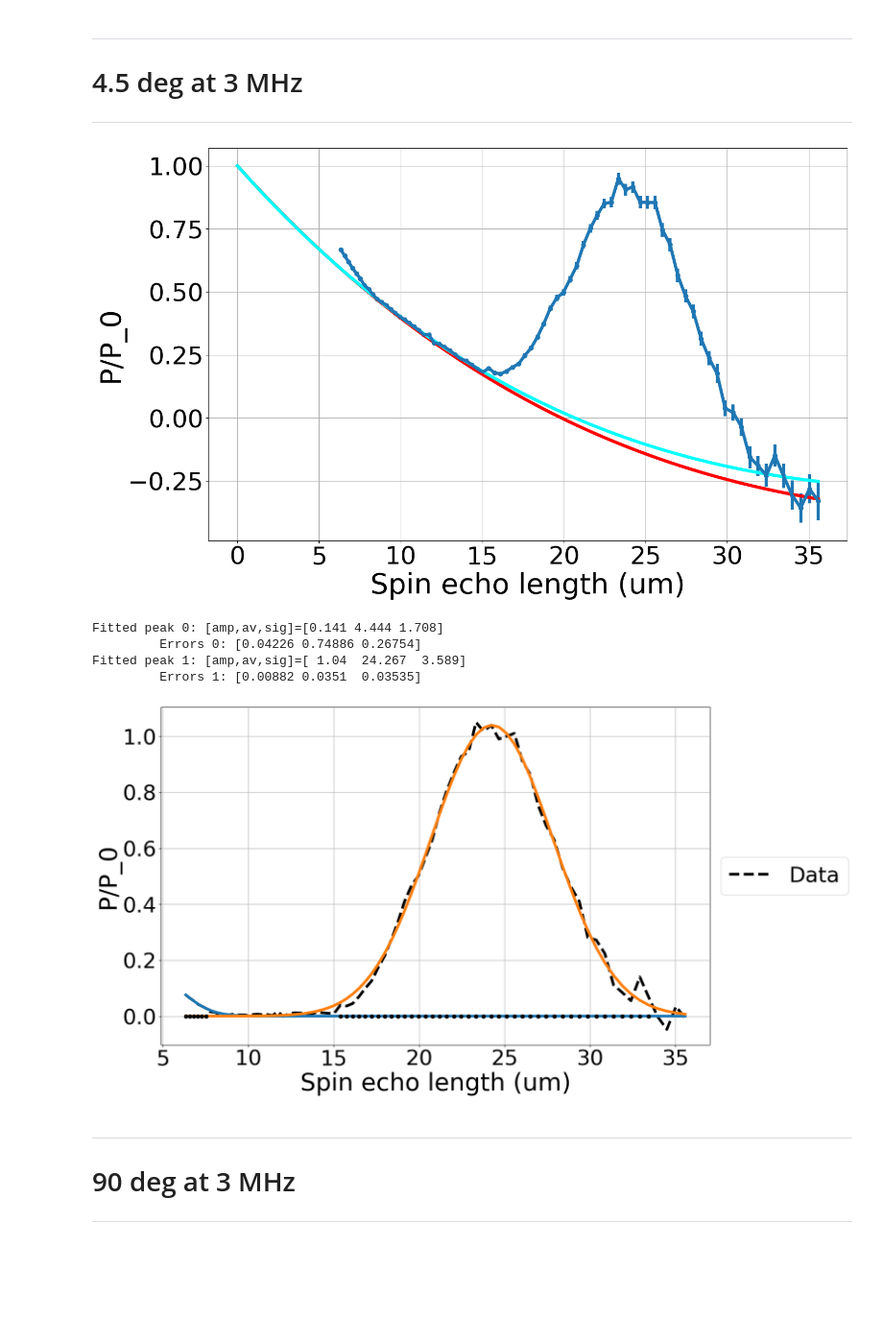
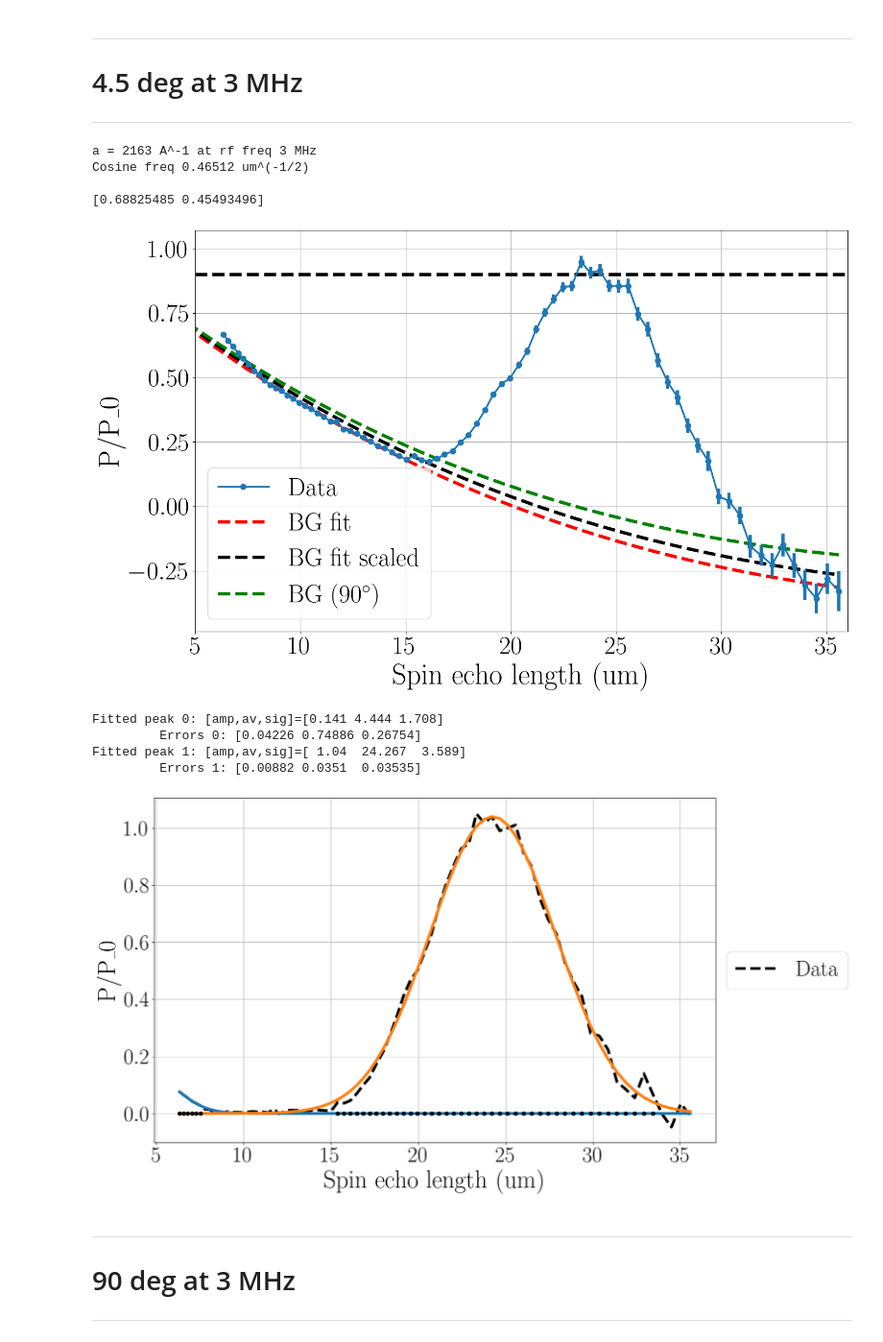
Before and after one commit to srmck/SESANS-coherence-length, a Jupyter notebook: Coherence_analysis.ipynb, the cells around one changed output. Shown at 96% size. Cells and saved outputs as stored; diff of their text form; code cells hidden in the pictures; blank space fills up the shorter version.

```diff
--- a/Coherence_analysis.ipynb
+++ b/Coherence_analysis.ipynb
@@ -9,6 +9,7 @@ from scipy.fft import fft, fftfreq, ifft
 from scipy.integrate import simpson
 import matplotlib.pyplot as plt
 from scipy.optimize import curve_fit
+from scipy.special import diric
 
 np.set_printoptions(suppress=True)
 
@@ -19,7 +20,7 @@ BIGGER_SIZE = 45
 plt.rcParams['figure.figsize'] = (16.18, 10)
 plt.rc('lines', linewidth=4.5)
 
-if False: #Additions to latex preamble for matplotlib:
+if True: #Additions to latex preamble for matplotlib:
     plt.rc('text', usetex=True)
     plt.rc('text.latex', preamble=r'\usepackage{textcomp,amsmath,amsthm,amssymb,amsfonts,braket,siunitx}')
     plt.rcParams["font.family"] = "Computer Modern Roman"
@@ -525,57 +534,75 @@ with open(path+file) as f:
     e = np.array([float(temp[y][2]) for y in range(len(temp))])
 
 fig, ax = plt.subplots()
-plt.plot(x,y,'o',label='Data',color='C0')
-plt.errorbar(x,y,e,color='C0')
+plt.plot(x,y,'o',label='Data',color='C0',ms=7.5,zorder=5,ls='-',linewidth=2.5)
+plt.errorbar(x,y,e,color='C0',ls='none',zorder=5)
 
-bs = [0.69, BG_parms_2_90[1]*np.sqrt(2/3)]  #total guess for the fit
-plt.plot(x_tot,BG(x_tot,*bs),color='red',label='BG (4p5deg,3MHz)')
+#bs = [0.69, BG_parms_2_90[1]*np.sqrt(2/3)]  #total guess for the fit
+#plt.plot(x_tot,BG(x_tot,*bs),color='red',label='BG (4p5deg,3MHz)')
+#plt.plot(x_tot,BG(x_tot,*[.64,Rob_3]),'-',color='cyan',label='BG fit Rob')
 
-plt.plot(x_tot,BG(x_tot,*[.64,Rob_3]),'-',color='cyan',label='BG fit Rob')
+bg_sec = np.where((8<x) & (x<14))[0]
+bg_guess = [.65,get_BG_freq(3,40)[1]]
+bg_p,_ = curve_fit(BG,x[bg_sec],y[bg_sec],p0=bg_guess,sigma=e[bg_sec])
+#plt.plot(x[bg_sec],y[bg_sec],'o',color='black',ms=15)
+plt.plot(x_tot,BG(x_tot,*bg_p),'--',color='red',label='BG fit')
+print(bg_p)
+plt.plot(x_tot,BG(x_tot,BG_parms_2_90[0],np.sqrt(2/3)*parms_tr[1]),'--',color='black',label='BG fit scaled')
+
+plt.plot(x_tot,BG(x_tot,*BG_parms_3_90),'--',color='green',label='BG (90$^{\circ}$)')
 
 plt.xlabel('Spin echo length (um)')
 plt.ylabel('P/P_0')
 plt.grid()
-#ax.legend(loc='center left', bbox_to_anchor=(1, 0.5))
+plt.xlim(5,36)
+#ax.set_xticks(range(8,36,2))
+ax.legend(loc='lower left')#, bbox_to_anchor=(1, 0.5))
+
+plt.axhline(y=.9,linestyle='--',color='black')
+
 plt.show()
 
 fig, ax = plt.subplots()
 subtracted = y-BG(x,*bs)
 peak_x = np.where(subtracted>0.025)
 plt.plot(x,subtracted,'--',color='black',label='Data')
 
 seperated = splitter(peak_x[0],1)
 
 fparms = []
 for indx,sep in enumerate(seperated):
     plt.plot(x[sep],np.zeros(len(sep)),'o',color='black',zorder=10)  #peak fit domain
 
     guess = [1,x[sep[indx]],3.6]
     ff,errs = curve_fit(ampgauss,x[sep],subtracted[sep],p0=guess)
     fparms.append(ff)
     #plt.plot(x,ampgauss(x,*guess),'--',color=f'C{indx}')
     plt.plot(x,ampgauss(x,*ff),color=f'C{indx}')
     print(f'Fitted peak {indx}: [amp,av,sig]={np.round(ff,3)}')
     print(f'\t Errors {indx}: {np.round(np.sqrt(np.diag(errs)),5)}')
 fparms = np.array(fparms)
 
 plt.xlabel('Spin echo length (um)')
 plt.ylabel('P/P_0')
 plt.grid()
 ax.legend(loc='center left', bbox_to_anchor=(1, 0.5))
 plt.show()
 
 X4_saved = np.copy(x)
 X4_tot_saved = np.copy(x_tot)
 fparms4_saved = np.copy(fparms)
 BG_parms_3_4p5 = np.copy(bs)
 # %% [output]
+a = 2163 A^-1 at rf freq 3 MHz
+Cosine freq 0.46512 um^(-1/2)
+
+[0.68825485 0.45493496]
-[figure, old version]
+[figure, new version]
-Fitted peak 0: [amp,av,sig]=[0.141 4.444 1.708]
-         Errors 0: [0.04226 0.74886 0.26754]
-Fitted peak 1: [amp,av,sig]=[ 1.04  24.267  3.589]
-         Errors 1: [0.00882 0.0351  0.03535]
+Fitted peak 0: [amp,av,sig]=[0.141 4.444 1.708]
+         Errors 0: [0.04226 0.74886 0.26754]
+Fitted peak 1: [amp,av,sig]=[ 1.04  24.267  3.589]
+         Errors 1: [0.00882 0.0351  0.03535]
-[figure, old version]
+[figure, new version]
 # %% [markdown]
 ***
 # 90 deg at 3 MHz
```
Also changed, not shown: parts of 6 cells of this notebook, 2 other files.
